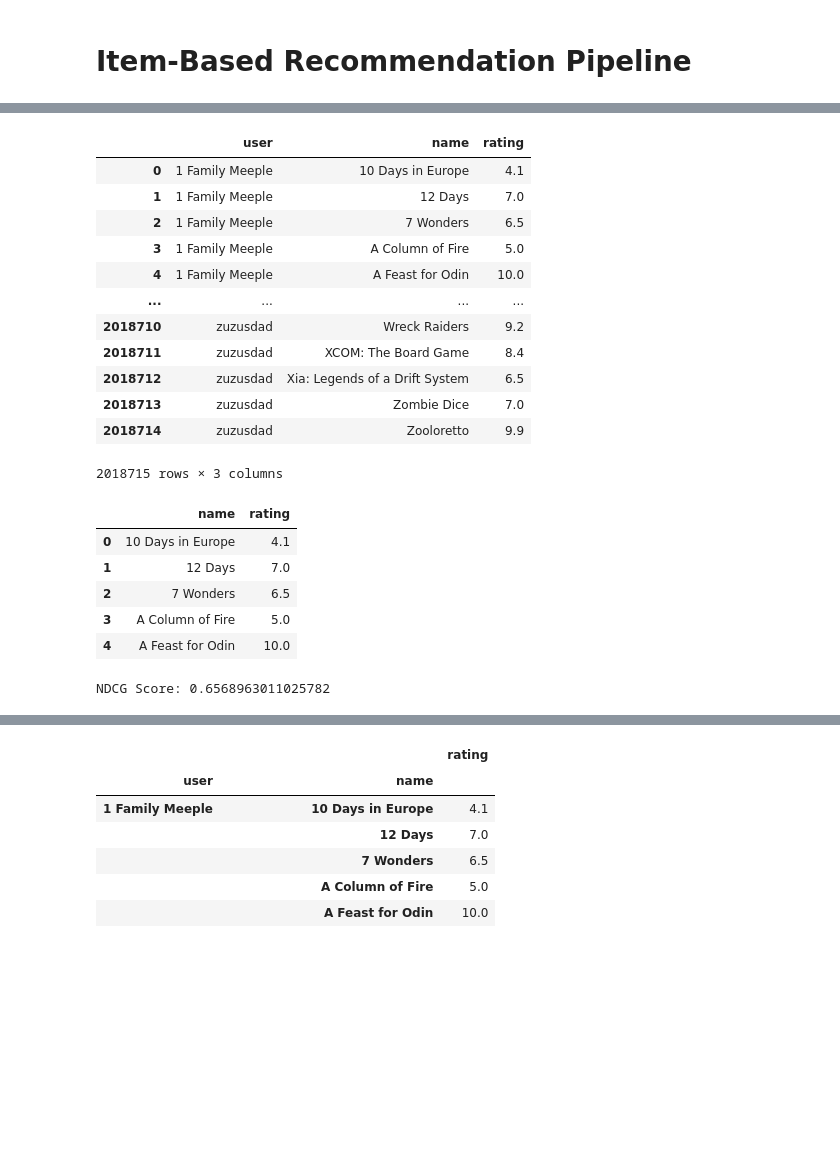
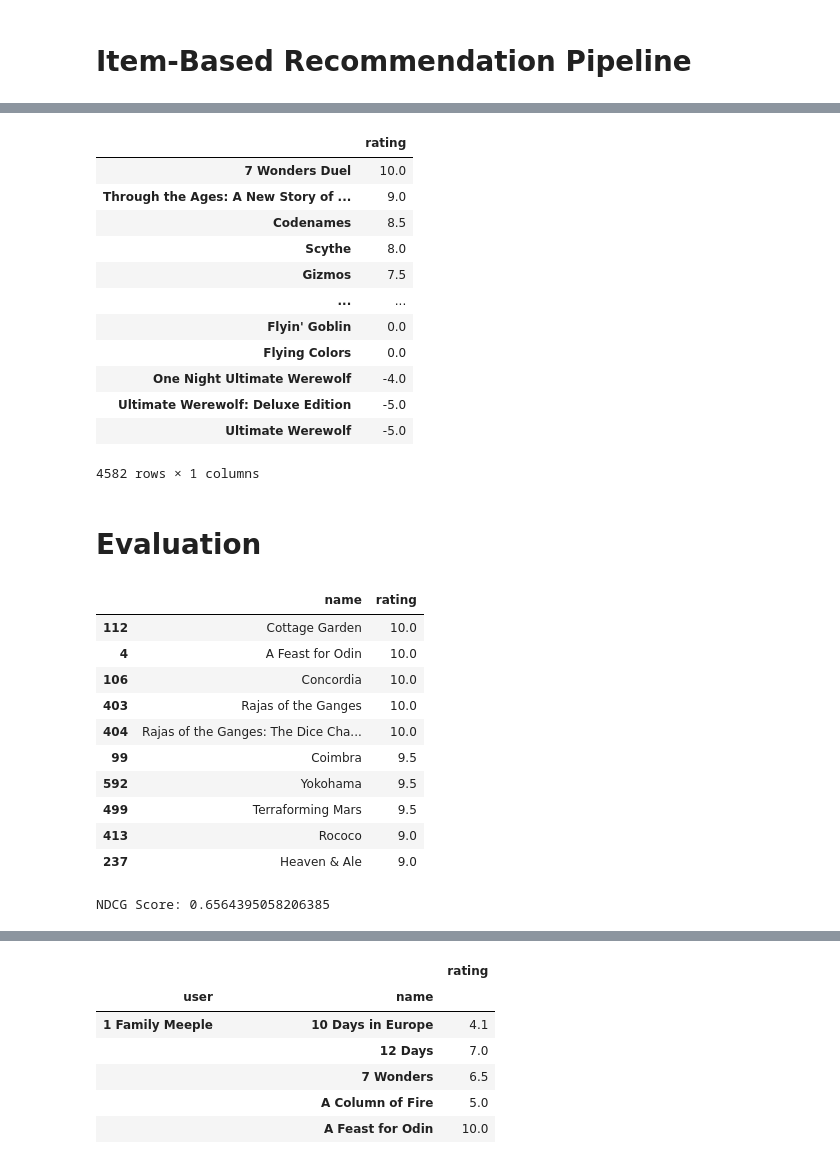
Before and after one commit to Kopzzz/Board-Game-RecCommu, a Jupyter notebook: code/5_item-based_pipeline.ipynb, the cells around one changed output, grey strips where cells are left out. Saved outputs shown, nothing was run; the diff lists cells and outputs as text; code cells hidden in the pictures; blank space fills up the shorter version.

Commit message:
item-based sub mean

```diff
--- a/code/5_item-based_pipeline.ipynb
+++ b/code/5_item-based_pipeline.ipynb
@@ -76,3 +147,21 @@ def recommend_games(df_new_user , df_sim):
+# %%
+df_new_user.sort_values(by="rating", ascending=False)
+# %% [output]
+|  | rating |
+| 7 Wonders Duel | 10.0 |
+| Through the Ages: A New Story of ... | 9.0 |
+| Codenames | 8.5 |
+| Scythe | 8.0 |
+| Gizmos | 7.5 |
+| ... | ... |
+| Flyin' Goblin | 0.0 |
+| Flying Colors | 0.0 |
+| One Night Ultimate Werewolf | -4.0 |
+| Ultimate Werewolf: Deluxe Edition | -5.0 |
+| Ultimate Werewolf | -5.0 |
+4582 rows × 1 columns
+# %% [markdown]
+# Evaluation
 # %%
 def evaluate_recommender(df_ground_truth, df_recommended):
     # Convert ground truth to a 2D array
@@ -100,46 +181,46 @@ def evaluate_recommender(df_ground_truth, df_recommended):
-# %%
-df_rv
-# %% [output]
-|  | user | name | rating |
-| 0 | 1 Family Meeple | 10 Days in Europe | 4.1 |
-| 1 | 1 Family Meeple | 12 Days | 7.0 |
-| 2 | 1 Family Meeple | 7 Wonders | 6.5 |
-| 3 | 1 Family Meeple | A Column of Fire | 5.0 |
-| 4 | 1 Family Meeple | A Feast for Odin | 10.0 |
-| ... | ... | ... | ... |
-| 2018710 | zuzusdad | Wreck Raiders | 9.2 |
-| 2018711 | zuzusdad | XCOM: The Board Game | 8.4 |
-| 2018712 | zuzusdad | Xia: Legends of a Drift System | 6.5 |
-| 2018713 | zuzusdad | Zombie Dice | 7.0 |
-| 2018714 | zuzusdad | Zooloretto | 9.9 |
-2018715 rows × 3 columns
 # %%
 df_true = df_rv[df_rv['user']=='1 Family Meeple']
 # df_true = df_rv[df_rv['user']=='zuzusdad']
 
 df_true = df_true.drop(columns='user')
-df_true.head()
+df_true.sort_values(by="rating", ascending=False)[:10]
 # %% [output]
 |  | name | rating |
-| 0 | 10 Days in Europe | 4.1 |
-| 1 | 12 Days | 7.0 |
-| 2 | 7 Wonders | 6.5 |
-| 3 | A Column of Fire | 5.0 |
+| 112 | Cottage Garden | 10.0 |
 | 4 | A Feast for Odin | 10.0 |
+| 106 | Concordia | 10.0 |
+| 403 | Rajas of the Ganges | 10.0 |
+| 404 | Rajas of the Ganges: The Dice Cha... | 10.0 |
+| 99 | Coimbra | 9.5 |
+| 592 | Yokohama | 9.5 |
+| 499 | Terraforming Mars | 9.5 |
+| 413 | Rococo | 9.0 |
+| 237 | Heaven & Ale | 9.0 |
 # %%
 df  = df_true.copy()
 
-# selected_rows = df_true[df_true['rating']>=9]
-# rows_to_change = selected_rows.sample(n=10, replace=True)
-# df.loc[rows_to_change.index, 'rating'] = 0
+selected_rows = df_true[df_true['rating']>=9.5]
+mean_value = df['rating'].mean()
 
+rows_to_change = selected_rows.sample(n=5)
+df.loc[rows_to_change.index, 'rating'] = 0
 dict_rating = dict(zip(df['name'], df['rating']))
 
 df_new_user = create_user_profile(dict_rating, df_sim)
-df_new_user.rename(columns={0:'rating'}, inplace=True)
+df = df_new_user.copy()
+
+condition = (df_new_user['rating'] < mean_value) & (df_new_user['rating'] != 0) & (df_new_user['rating'] < 5)
+
+df_new_user.loc[condition, 'rating'] -= mean_value
+
 df_recommeds = recommend_games(df_new_user, df_sim)
+rec_games = df_recommeds.loc[df_new_user[df_new_user.values == 0].index].sort_values(by="score", ascending=False)[:10]
 
-ndcg = evaluate_recommender(df_new_user['rating'], df_recommeds)
+rated_games = df_true['name']
+rated_games = [x for x in rated_games if x not in rows_to_change]
+
+ndcg = evaluate_recommender(df['rating'], df_recommeds)
+
 print(f"NDCG Score: {ndcg}")
 # %% [output]
-NDCG Score: 0.6568963011025782
+NDCG Score: 0.6564395058206385
```
Also changed, not shown: parts of 12 cells of this notebook.
